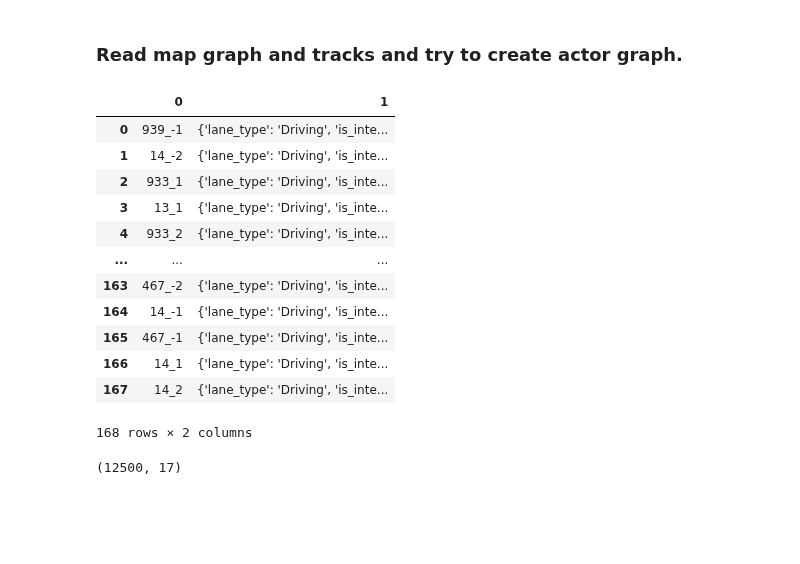
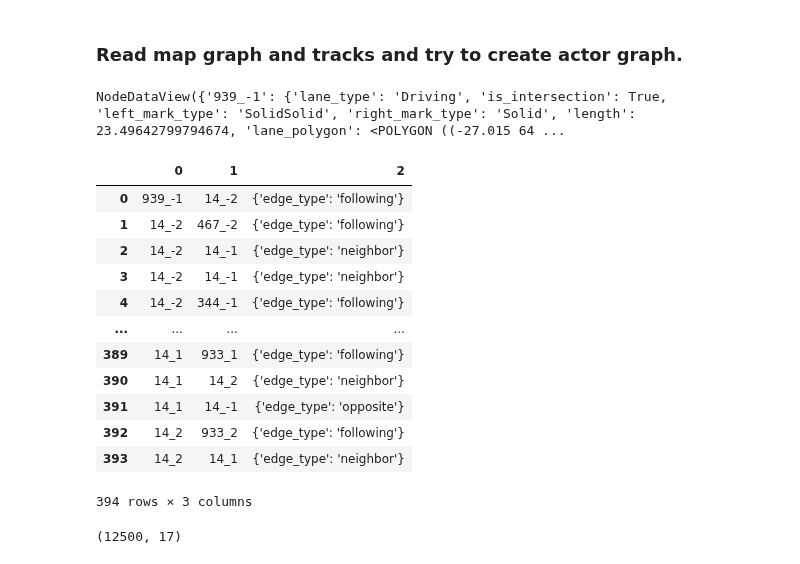
Before and after one commit to tmuehlen80/graph_coverage, a Jupyter notebook: Notebooks/carla/tracks_eda.ipynb, the cells around one changed output. Saved outputs shown, nothing was run; the diff lists cells and outputs as text; code cells hidden in the pictures; blank space fills up the shorter version.

```diff
--- a/Notebooks/carla/tracks_eda.ipynb
+++ b/Notebooks/carla/tracks_eda.ipynb
@@ -49,22 +48,27 @@ g_map = MapGraph()
 # g.graph.nodes
 # %%
 g_map.read_graph_from_file('/home/tmuehlen/repos/graph_coverage/carla/data/scene_0_2025-03-13_map_graph.pickle')
+# %%
+pd.DataFrame(g_map.graph.nodes(data=True))
+g_map.graph.nodes(data=True)
+# %% [output]
+NodeDataView({'939_-1': {'lane_type': 'Driving', 'is_intersection': True, 'left_mark_type': 'SolidSolid', 'right_mark_type': 'Solid', 'length': 23.49642799794674, 'lane_polygon': <POLYGON ((-27.015 64 ...
 # %%
-pd.DataFrame(g_map.graph.nodes(data=True))
+pd.DataFrame(g_map.graph.edges(data=True))
 # %% [output]
-|  | 0 | 1 |
-| 0 | 939_-1 | {'lane_type': 'Driving', 'is_inte... |
-| 1 | 14_-2 | {'lane_type': 'Driving', 'is_inte... |
-| 2 | 933_1 | {'lane_type': 'Driving', 'is_inte... |
-| 3 | 13_1 | {'lane_type': 'Driving', 'is_inte... |
-| 4 | 933_2 | {'lane_type': 'Driving', 'is_inte... |
-| ... | ... | ... |
-| 163 | 467_-2 | {'lane_type': 'Driving', 'is_inte... |
-| 164 | 14_-1 | {'lane_type': 'Driving', 'is_inte... |
-| 165 | 467_-1 | {'lane_type': 'Driving', 'is_inte... |
-| 166 | 14_1 | {'lane_type': 'Driving', 'is_inte... |
-| 167 | 14_2 | {'lane_type': 'Driving', 'is_inte... |
+|  | 0 | 1 | 2 |
+| 0 | 939_-1 | 14_-2 | {'edge_type': 'following'} |
+| 1 | 14_-2 | 467_-2 | {'edge_type': 'following'} |
+| 2 | 14_-2 | 14_-1 | {'edge_type': 'neighbor'} |
+| 3 | 14_-2 | 14_-1 | {'edge_type': 'neighbor'} |
+| 4 | 14_-2 | 344_-1 | {'edge_type': 'following'} |
+| ... | ... | ... | ... |
+| 389 | 14_1 | 933_1 | {'edge_type': 'following'} |
+| 390 | 14_1 | 14_2 | {'edge_type': 'neighbor'} |
+| 391 | 14_1 | 14_-1 | {'edge_type': 'opposite'} |
+| 392 | 14_2 | 933_2 | {'edge_type': 'following'} |
+| 393 | 14_2 | 14_1 | {'edge_type': 'neighbor'} |
-168 rows × 2 columns
+394 rows × 3 columns
 # %%
 tracks = pd.read_parquet('/home/tmuehlen/repos/graph_coverage/carla/data/scene_0_2025-03-13_tracks.parquet')
 tracks['road_lane_id'] = tracks.road_id.astype(str) + '_' + tracks.lane_id.astype(str)
```
Also changed, not shown: parts of 24 cells of this notebook, 2 other files.
